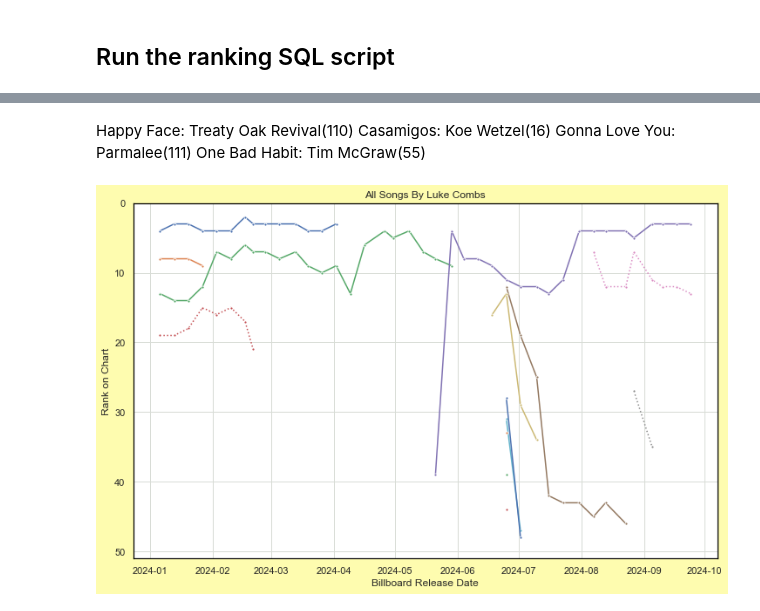
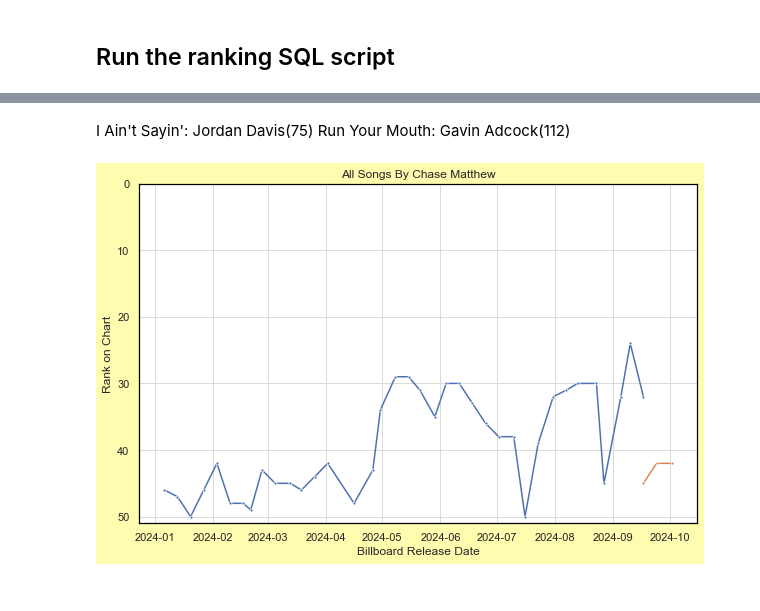
Before and after one commit to jwmanahan/billboard, a Jupyter notebook: add_new_week.ipynb, the cells around one changed output, grey strips where cells are left out. Cells and saved outputs as stored; diff of their text form; code cells hidden in the pictures.

```diff
--- a/add_new_week.ipynb
+++ b/add_new_week.ipynb
@@ -738,46 +713,44 @@ Tim McGraw       2
 Zach Top         2
 Name: song_id, dtype: int64
 # %% [markdown]
-Happy Face: Treaty Oak Revival(110)
-Casamigos: Koe Wetzel(16)
-Gonna Love You: Parmalee(111)
-One Bad Habit: Tim McGraw(55)
+I Ain't Sayin': Jordan Davis(75)
+Run Your Mouth: Gavin Adcock(112)
 # %%
 # For now, manual artist name selection
 # TODO: Create charts for every artist on this week's chart at once
-artist_name = 'Luke Combs' # TODO: use artist ID, but label with artist_name
+artist_name = 'Chase Matthew' # TODO: use artist ID, but label with artist_name
 
 df_weeks_this_artist = df_weeks_for_artist.query(
     f"artist_name == '{artist_name}'"
 )
 
 sns.color_palette('Paired') # TOFIX
 for _, row in df_weeks_this_artist.pivot( # TODO no pivot to support legend in char 'song_name'
     index = 'song_id'
     , columns = 'billboard_observation_date' #TODO: weeks ago
     , values = 'billboard_rank'
 ).fillna(
     np.inf # suppresses only if a different song is on the chart that week
 ).iterrows():
     graph = sns.lineplot(
         data = row
         , linestyle = credit_type_to_linestyle[
             df_weeks_this_artist[
                 df_weeks_this_artist['song_id'] == row.name
             ].groupby('relationship_type').count().iloc[0].name
         ]
         , marker = '.'
     )
 
 graph.set(
     title = f'All Songs By {artist_name}'
     , xlabel = 'Billboard Release Date' # Really observation date (for now)
     , ylabel = 'Rank on Chart'
     , ylim = [0, 51]
 ) # TODO suppress vertical gridlines
 graph.axes.invert_yaxis()
 # %% [output]
-[figure, old version]
+[figure, new version]
 # %%
 with duckdb.connect('raw_db.duckdb') as conn:
     print(conn.sql(
```
Also changed, not shown: parts of 31 cells of this notebook, 5 other files.
